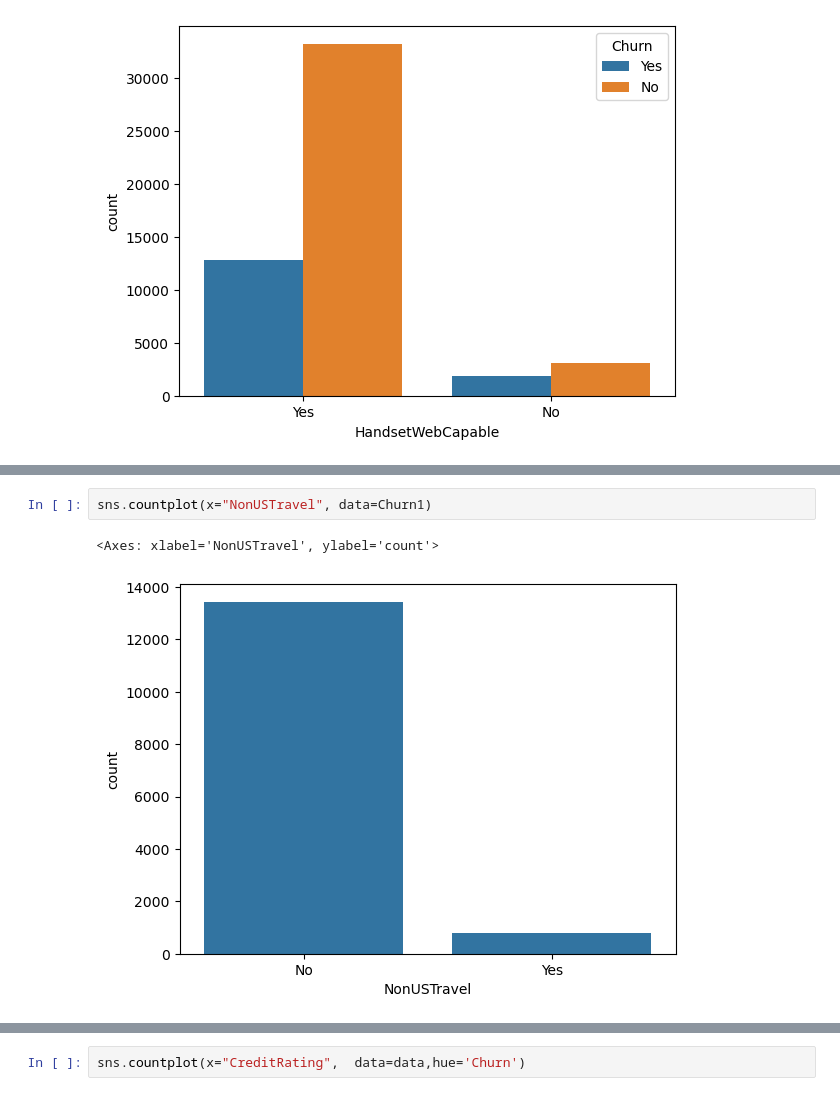
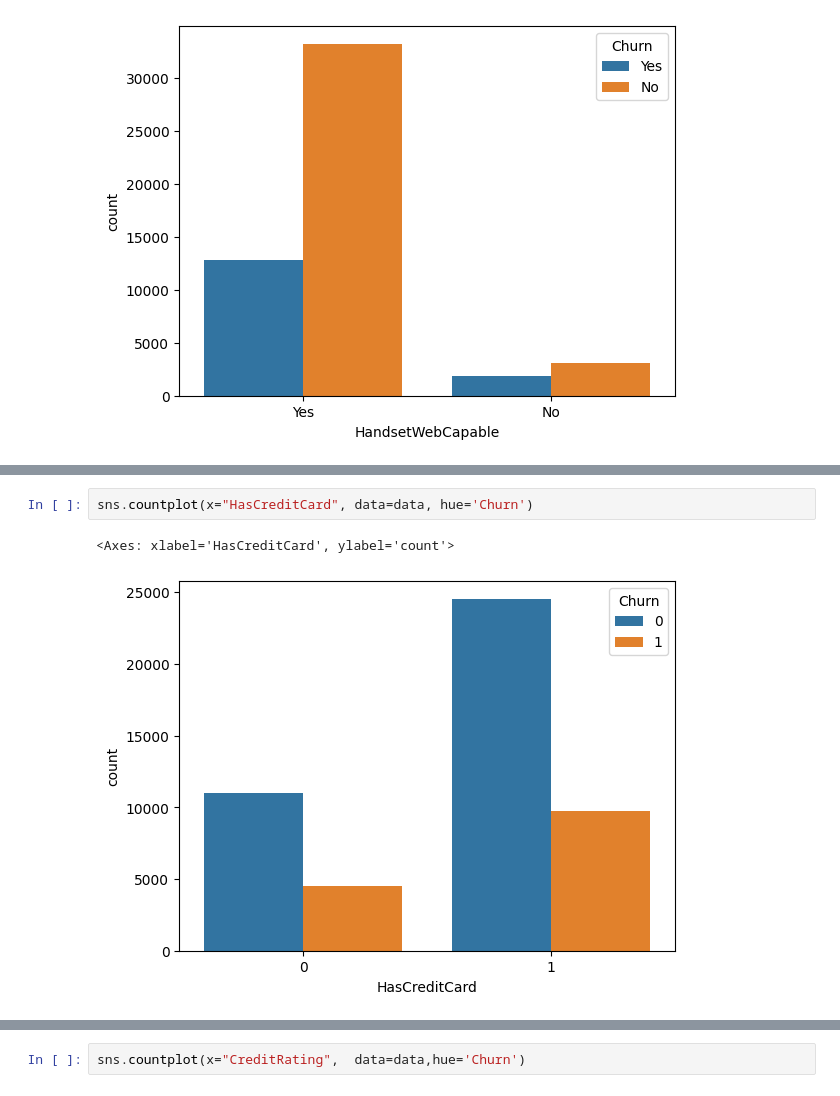
Before and after one commit to SKNETWORKS-FAMILY-AICAMP/SKN04-2nd-1Team, a Jupyter notebook: all_graph.ipynb, the cells around one changed output, grey strips where cells are left out. Drawn from its saved outputs; the diff is of its cells as text.

```diff
--- a/all_graph.ipynb
+++ b/all_graph.ipynb
@@ -448,5 +271,5 @@ sns.countplot(x="OptOutMailings", data=Churn0)
 # %%
-sns.countplot(x="NonUSTravel", data=Churn1)
+sns.countplot(x="HasCreditCard", data=data, hue='Churn')
 # %% [output]
-<Axes: xlabel='NonUSTravel', ylabel='count'>
+<Axes: xlabel='HasCreditCard', ylabel='count'>
-[figure, old version]
+[figure, new version]
```
Also changed, not shown: parts of 132 cells of this notebook.
